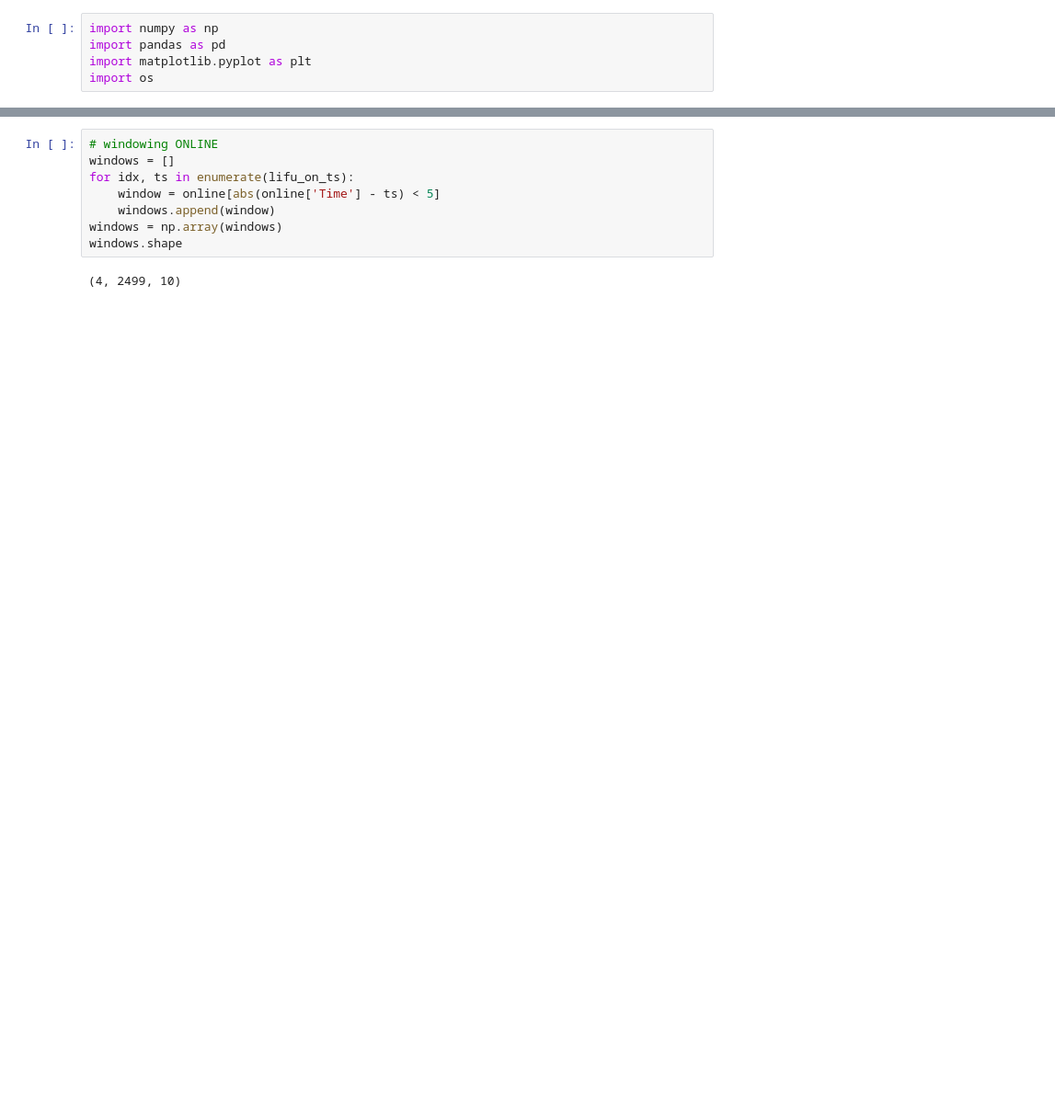
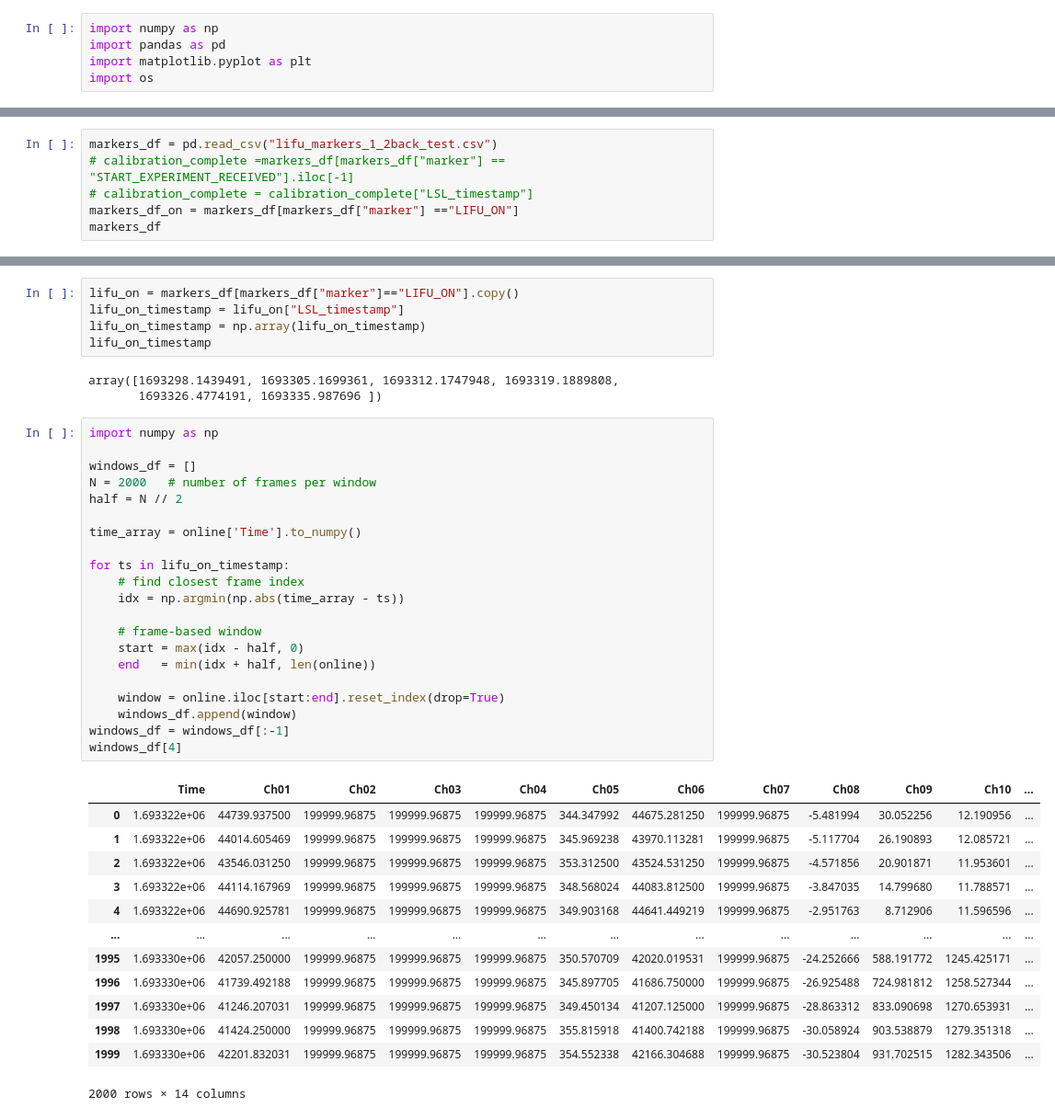
Before and after one commit to janetshin8030/OW_closedloop, a Jupyter notebook: latency.ipynb, the cells around one changed output, grey strips where cells are left out. Shown at 92% size. Drawn from its saved outputs; the diff is of its cells as text; blank space fills up the shorter version.

```diff
--- a/latency.ipynb
+++ b/latency.ipynb
@@ -46,0 +44,6 @@ array([ 6.132, 16.036, 25.492, 53.596])
+# %%
+markers_df = pd.read_csv("lifu_markers_1_2back_test.csv")
+# calibration_complete =markers_df[markers_df["marker"] == "START_EXPERIMENT_RECEIVED"].iloc[-1]
+# calibration_complete = calibration_complete["LSL_timestamp"]
+markers_df_on = markers_df[markers_df["marker"] =="LIFU_ON"]
+markers_df
@@ -47,10 +64,43 @@ array([ 6.132, 16.036, 25.492, 53.596])
+# %%
+lifu_on = markers_df[markers_df["marker"]=="LIFU_ON"].copy()
+lifu_on_timestamp = lifu_on["LSL_timestamp"]
+lifu_on_timestamp = np.array(lifu_on_timestamp)
+lifu_on_timestamp
+# %% [output]
+array([1693298.1439491, 1693305.1699361, 1693312.1747948, 1693319.1889808,
+       1693326.4774191, 1693335.987696 ])
 # %%
-# windowing ONLINE
-windows = []
-for idx, ts in enumerate(lifu_on_ts):
-    window = online[abs(online['Time'] - ts) < 5]
-    windows.append(window)
-windows = np.array(windows)
-windows.shape
+import numpy as np
+
+windows_df = []
+N = 2000   # number of frames per window
+half = N // 2
+
+time_array = online['Time'].to_numpy()
+
+for ts in lifu_on_timestamp:
+    # find closest frame index
+    idx = np.argmin(np.abs(time_array - ts))
+
+    # frame-based window
+    start = max(idx - half, 0)
+    end   = min(idx + half, len(online))
+
+    window = online.iloc[start:end].reset_index(drop=True)
+    windows_df.append(window)
+windows_df = windows_df[:-1]
+windows_df[4]
 # %% [output]
+|  | Time | Ch01 | Ch02 | Ch03 | Ch04 | Ch05 | Ch06 | Ch07 | Ch08 | Ch09 | Ch10 | ... |
+| 0 | 1.693322e+06 | 44739.937500 | 199999.96875 | 199999.96875 | 199999.96875 | 344.347992 | 44675.281250 | 199999.96875 | -5.481994 | 30.052256 | 12.190956 | ... |
+| 1 | 1.693322e+06 | 44014.605469 | 199999.96875 | 199999.96875 | 199999.96875 | 345.969238 | 43970.113281 | 199999.96875 | -5.117704 | 26.190893 | 12.085721 | ... |
+| 2 | 1.693322e+06 | 43546.031250 | 199999.96875 | 199999.96875 | 199999.96875 | 353.312500 | 43524.531250 | 199999.96875 | -4.571856 | 20.901871 | 11.953601 | ... |
+| 3 | 1.693322e+06 | 44114.167969 | 199999.96875 | 199999.96875 | 199999.96875 | 348.568024 | 44083.812500 | 199999.96875 | -3.847035 | 14.799680 | 11.788571 | ... |
+| 4 | 1.693322e+06 | 44690.925781 | 199999.96875 | 199999.96875 | 199999.96875 | 349.903168 | 44641.449219 | 199999.96875 | -2.951763 | 8.712906 | 11.596596 | ... |
+| ... | ... | ... | ... | ... | ... | ... | ... | ... | ... | ... | ... | ... |
+| 1995 | 1.693330e+06 | 42057.250000 | 199999.96875 | 199999.96875 | 199999.96875 | 350.570709 | 42020.019531 | 199999.96875 | -24.252666 | 588.191772 | 1245.425171 | ... |
+| 1996 | 1.693330e+06 | 41739.492188 | 199999.96875 | 199999.96875 | 199999.96875 | 345.897705 | 41686.750000 | 199999.96875 | -26.925488 | 724.981812 | 1258.527344 | ... |
+| 1997 | 1.693330e+06 | 41246.207031 | 199999.96875 | 199999.96875 | 199999.96875 | 349.450134 | 41207.125000 | 199999.96875 | -28.863312 | 833.090698 | 1270.653931 | ... |
+| 1998 | 1.693330e+06 | 41424.250000 | 199999.96875 | 199999.96875 | 199999.96875 | 355.815918 | 41400.742188 | 199999.96875 | -30.058924 | 903.538879 | 1279.351318 | ... |
+| 1999 | 1.693330e+06 | 42201.832031 | 199999.96875 | 199999.96875 | 199999.96875 | 354.552338 | 42166.304688 | 199999.96875 | -30.523804 | 931.702515 | 1282.343506 | ... |
-(4, 2499, 10)
+2000 rows × 14 columns
```
Also changed, not shown: parts of 12 cells of this notebook, 39 other files.
